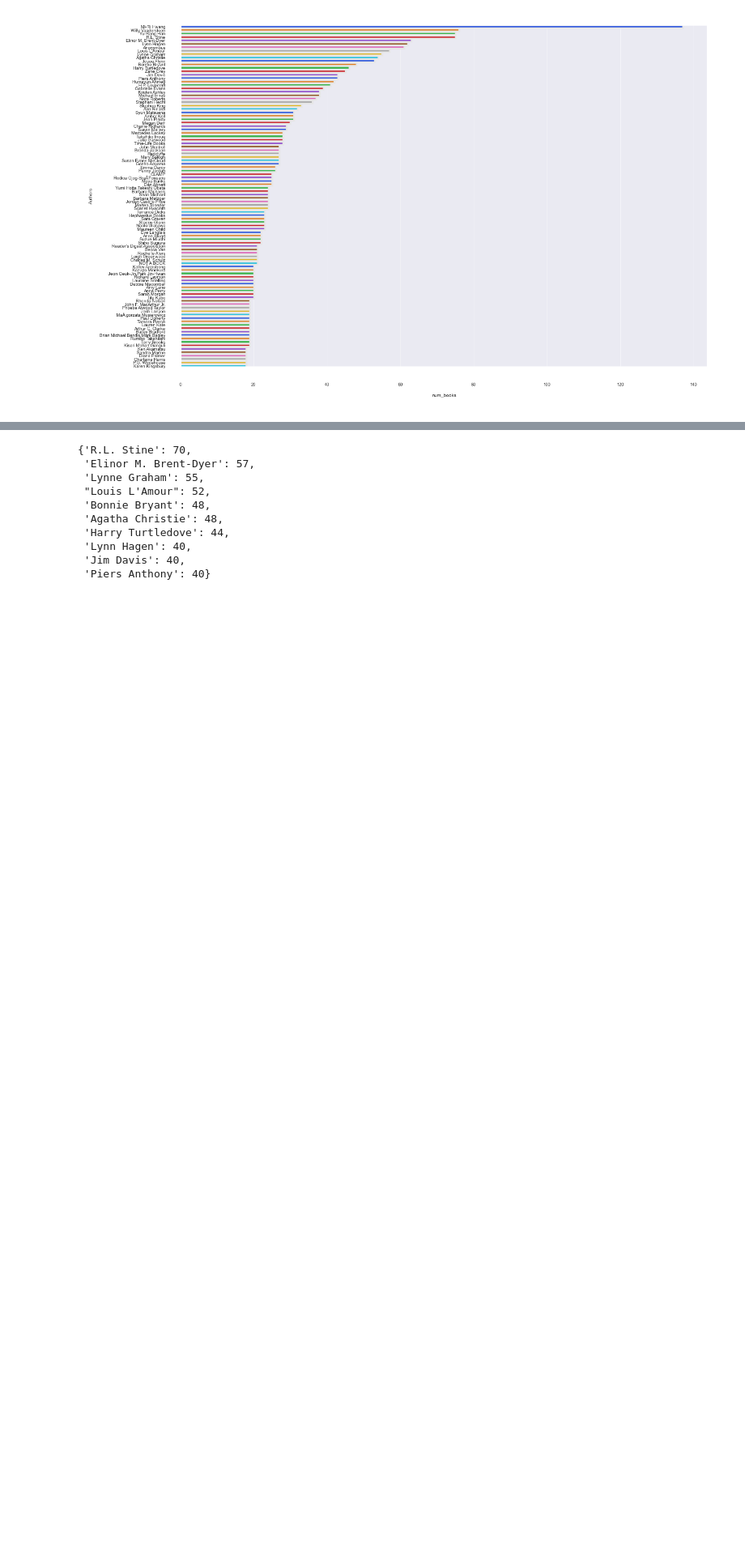
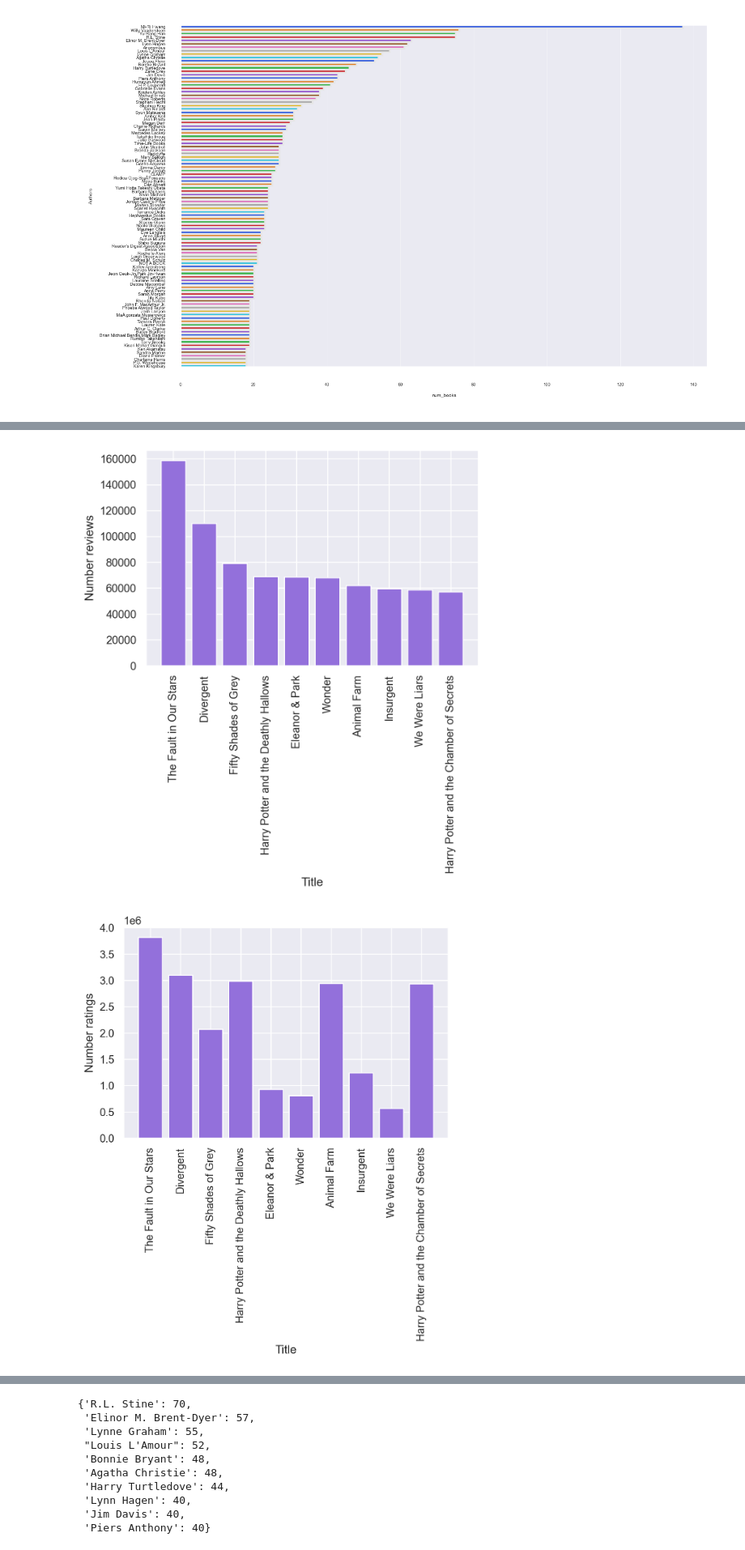
Before and after one commit to lessthelonely/PRI-22-23, a Jupyter notebook: book_data_notebook.ipynb, the cells around one changed output, grey strips where cells are left out. Shown at 81% size. Saved outputs shown, nothing was run; the diff lists cells and outputs as text; code cells hidden in the pictures; blank space fills up the shorter version.

```diff
--- a/book_data_notebook.ipynb
+++ b/book_data_notebook.ipynb
@@ -395,0 +538,27 @@ sns.barplot(y='Authors',x='num_books',
+# %%
+top_10_reviews_clean = og.sort_values(by='reviews', ascending=False)[:10]
+top_10_reviews_clean
+
+book_title = []
+rating = []
+totalratings = []
+reviews = []
+
+for _, row in top_10_reviews_clean.iterrows():
+    book_title.append(row['title'])
+    rating.append(row['rating'])
+    totalratings.append(row['totalratings'])
+    reviews.append(row['reviews'])
+
+labels = ["Number reviews", "Number ratings", "Rating"]
+values = [reviews, totalratings, rating]
+for i in range(3):
+    plt.figure(dpi=200)
+    plt.xlabel("Title")
+    plt.ylabel(labels[i])
+    plt.xticks(rotation=90)
+    plt.bar(book_title, values[i], color='mediumpurple')
+    plt.show()
+# %% [output]
+[figure, added]
+[figure, added]
```
Also changed, not shown: parts of 20 cells of this notebook.
